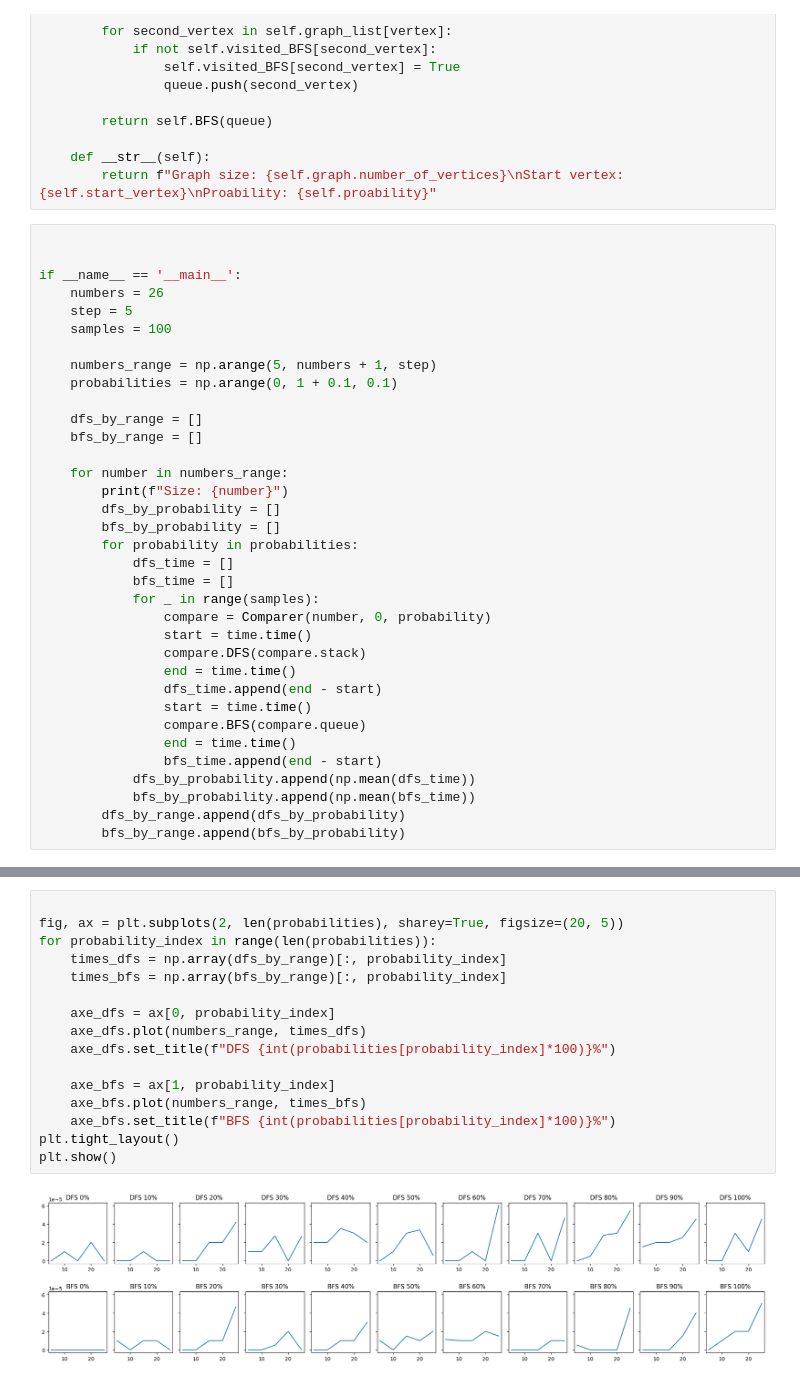
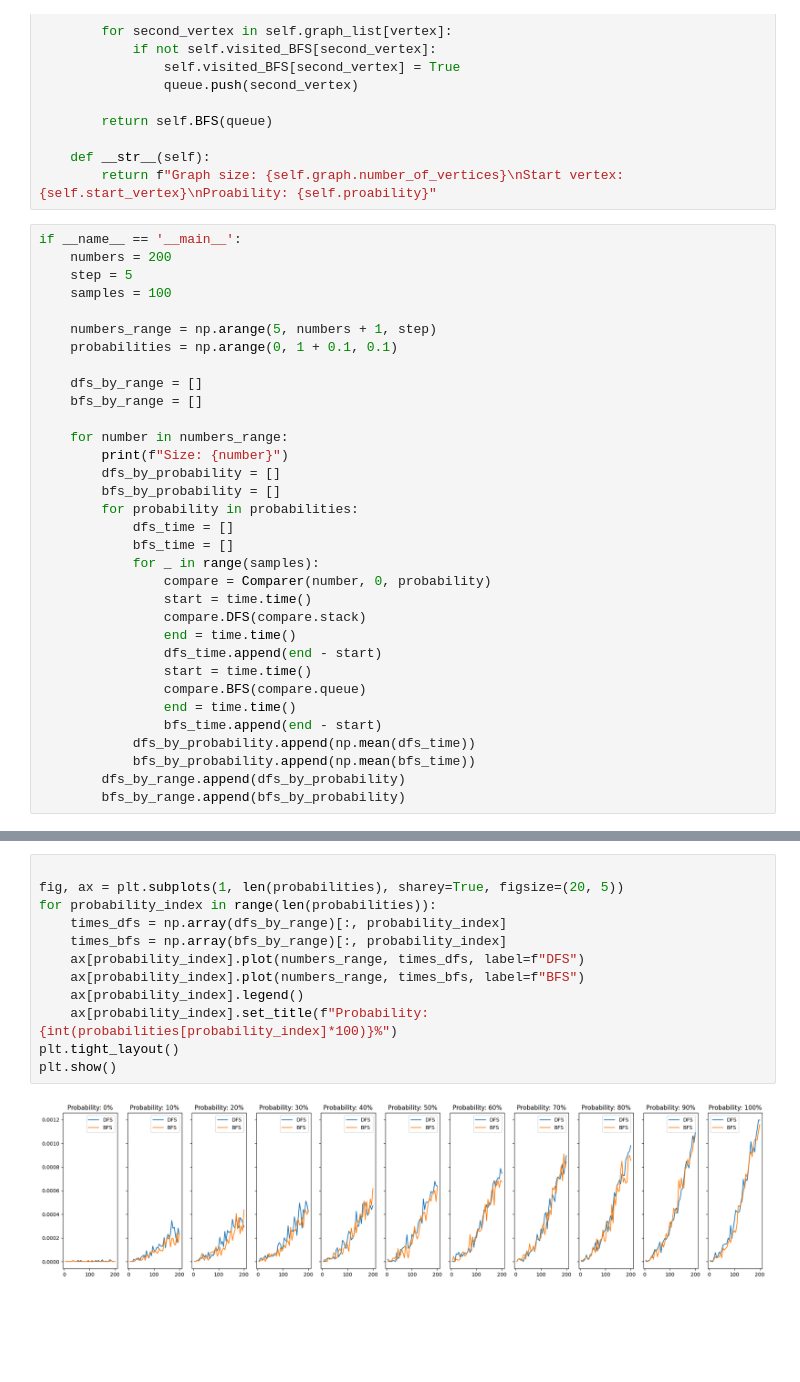
Before and after one commit to KlymentievMaksym/PA, a Jupyter notebook: Lab3/compare.ipynb, the cells around one changed output, grey strips where cells are left out. Saved outputs shown, nothing was run; the diff lists cells and outputs as text; blank space fills up the shorter version.

```diff
--- a/Lab3/compare.ipynb
+++ b/Lab3/compare.ipynb
@@ -80,10 +80,8 @@ class Comparer:
     def __str__(self):
         return f"Graph size: {self.graph.number_of_vertices}\nStart vertex: {self.start_vertex}\nProability: {self.proability}"
 # %%
-
-
 if __name__ == '__main__':
-    numbers = 26
+    numbers = 200
     step = 5
     samples = 100
 
@@ -123,19 +133,15 @@ Size: 25
 # %%
 
-fig, ax = plt.subplots(2, len(probabilities), sharey=True, figsize=(20, 5))
+fig, ax = plt.subplots(1, len(probabilities), sharey=True, figsize=(20, 5))
 for probability_index in range(len(probabilities)):
     times_dfs = np.array(dfs_by_range)[:, probability_index]
     times_bfs = np.array(bfs_by_range)[:, probability_index]
-
-    axe_dfs = ax[0, probability_index]
-    axe_dfs.plot(numbers_range, times_dfs)
-    axe_dfs.set_title(f"DFS {int(probabilities[probability_index]*100)}%")
-
-    axe_bfs = ax[1, probability_index]
-    axe_bfs.plot(numbers_range, times_bfs)
-    axe_bfs.set_title(f"BFS {int(probabilities[probability_index]*100)}%")
+    ax[probability_index].plot(numbers_range, times_dfs, label=f"DFS")
+    ax[probability_index].plot(numbers_range, times_bfs, label=f"BFS")
+    ax[probability_index].legend()
+    ax[probability_index].set_title(f"Probability: {int(probabilities[probability_index]*100)}%")
 plt.tight_layout()
 plt.show()
 # %% [output]
-[figure, old version]
+[figure, new version]
 # %%
```
Also changed, not shown: parts of 6 cells of this notebook, 1 other file.
